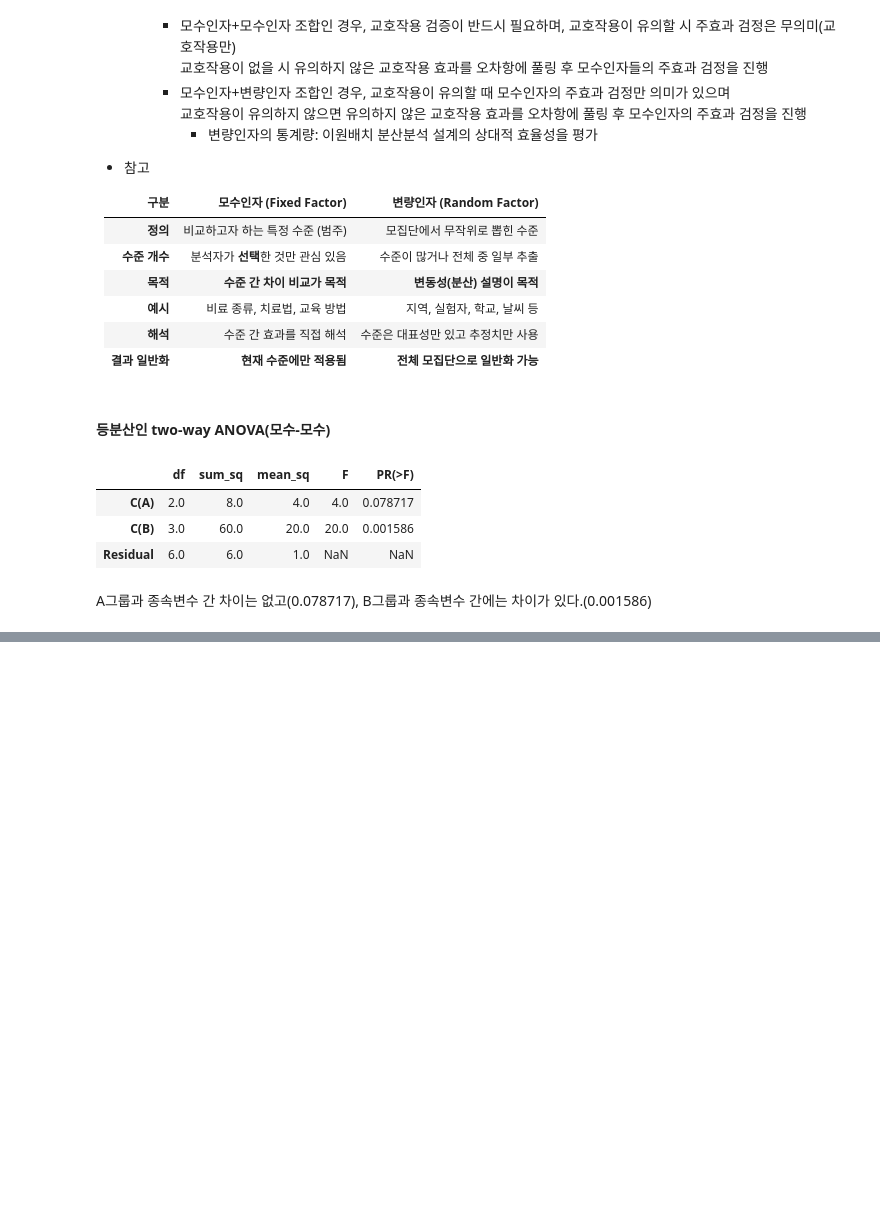
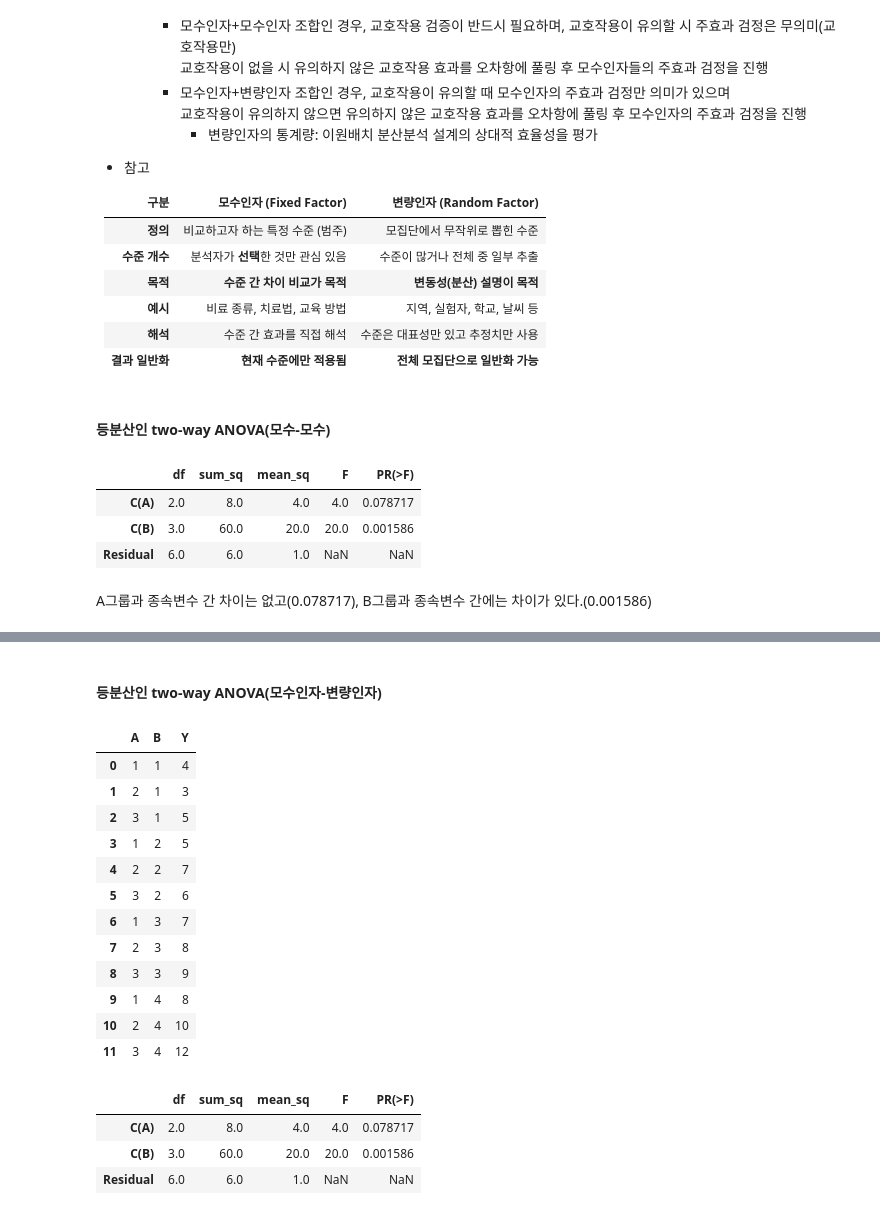
Before and after one commit to qiwerr1004/ADP_go, a Jupyter notebook: final/book/CHAP5.가설검정.ipynb, the cells around one changed output, grey strips where cells are left out. Drawn from its saved outputs; the diff is of its cells as text; code cells hidden in the pictures; blank space fills up the shorter version.

```diff
--- a/final/book/CHAP5.가설검정.ipynb
+++ b/final/book/CHAP5.가설검정.ipynb
@@ -1159,0 +1277,39 @@ A그룹과 종속변수 간 차이는 없고(0.078717), B그룹과 종속변수
+# %% [markdown]
+#### 등분산인 two-way ANOVA(모수인자-변량인자)
+# %%
+# 반복이 없는 경우: 난괴법, 확률화블럭계획법(RBD, Randomized block design)
+# 모수: A, 변량: B
+a = [1, 2, 3]*4
+b = np.concatenate([[1]*3, [2]*3, [3]*3, [4]*3])
+y = [4, 3, 5, 5, 7, 6, 7, 8, 9, 8, 10, 12]
+
+df = pd.DataFrame({"A": a, "B": b, "Y": y})
+
+display(df)
+
+from statsmodels.formula.api import ols
+from statsmodels.stats.anova import anova_lm
+
+model = ols("Y~C(A)+C(B)", data=df).fit()
+
+result = anova_lm(model)
+
+display(result)
+# %% [output]
+|  | A | B | Y |
+| 0 | 1 | 1 | 4 |
+| 1 | 2 | 1 | 3 |
+| 2 | 3 | 1 | 5 |
+| 3 | 1 | 2 | 5 |
+| 4 | 2 | 2 | 7 |
+| 5 | 3 | 2 | 6 |
+| 6 | 1 | 3 | 7 |
+| 7 | 2 | 3 | 8 |
+| 8 | 3 | 3 | 9 |
+| 9 | 1 | 4 | 8 |
+| 10 | 2 | 4 | 10 |
+| 11 | 3 | 4 | 12 |
+|  | df | sum_sq | mean_sq | F | PR(>F) |
+| C(A) | 2.0 | 8.0 | 4.0 | 4.0 | 0.078717 |
+| C(B) | 3.0 | 60.0 | 20.0 | 20.0 | 0.001586 |
+| Residual | 6.0 | 6.0 | 1.0 | NaN | NaN |
```
Also changed, not shown: parts of 34 cells of this notebook.
